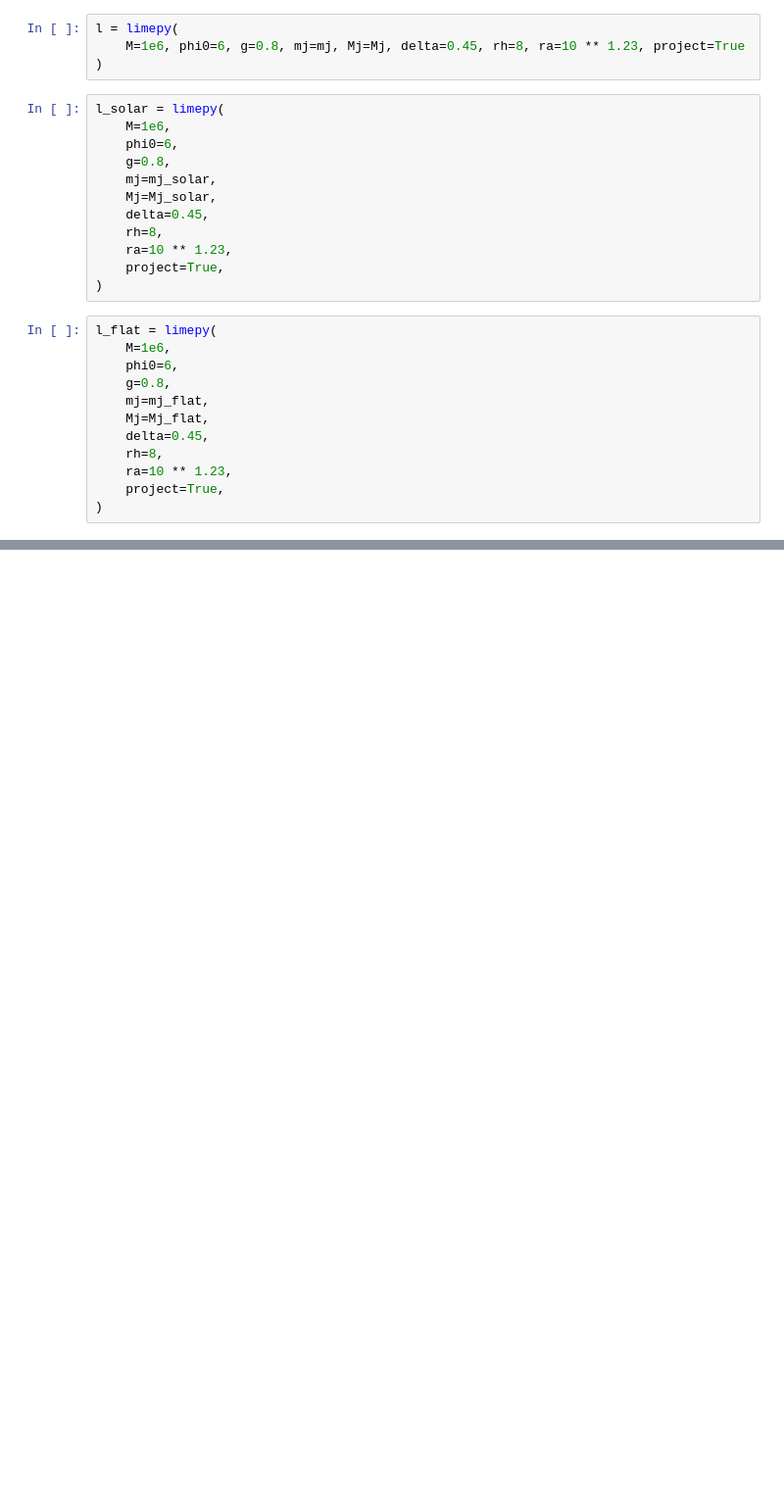
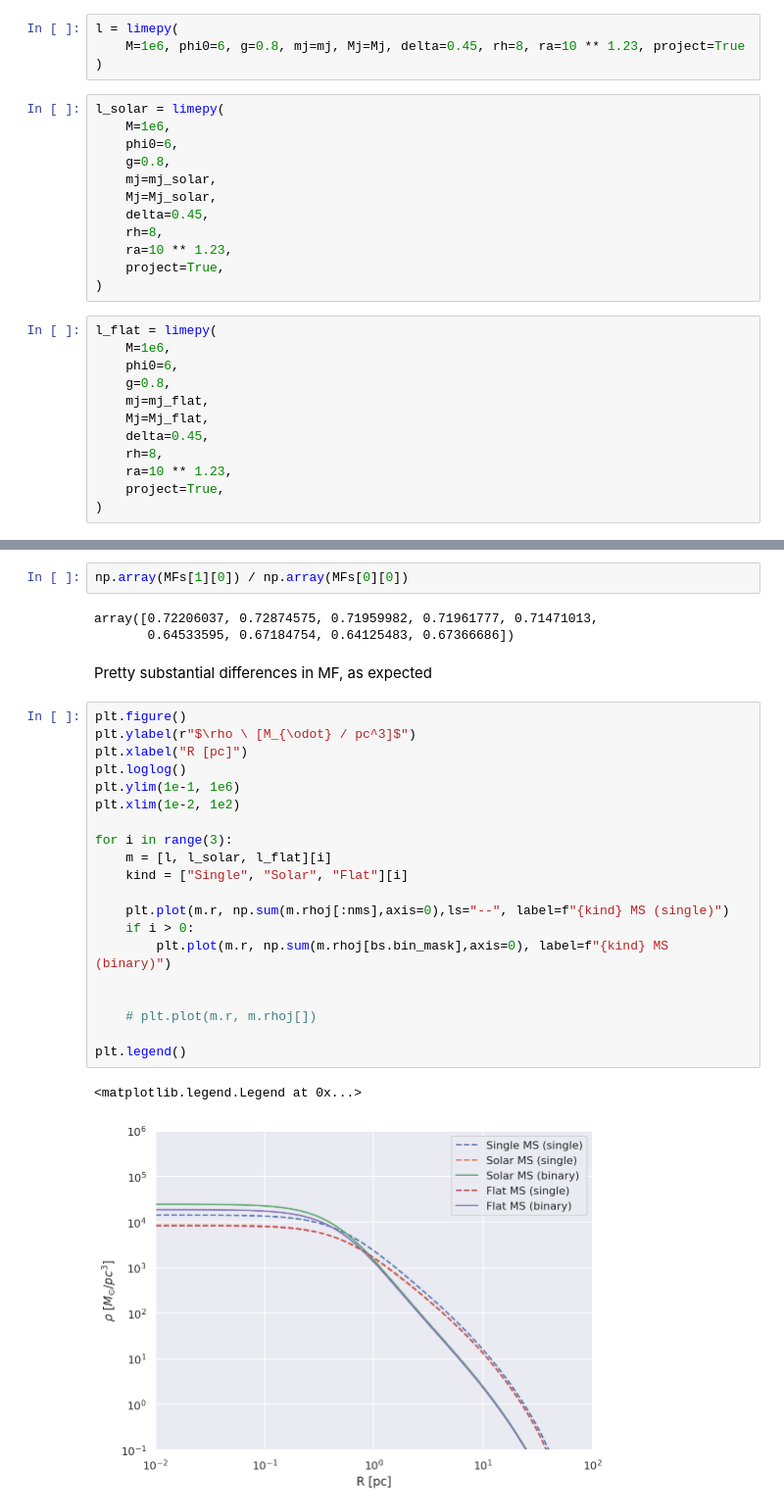
Before and after one commit to pjs902/honours-thesis, a Jupyter notebook: notebooks/simple-models.ipynb, the cells around one changed output, grey strips where cells are left out. Shown at 98% size. Drawn from its saved outputs; the diff is of its cells as text; blank space fills up the shorter version.

```diff
--- a/notebooks/simple-models.ipynb
+++ b/notebooks/simple-models.ipynb
@@ -224,0 +310,30 @@ Should have a look at spatial distribution of MS vs Binaries and also at mass fu
+# %%
+np.array(MFs[1][0]) / np.array(MFs[0][0])
+# %% [output]
+array([0.72206037, 0.72874575, 0.71959982, 0.71961777, 0.71471013,
+       0.64533595, 0.67184754, 0.64125483, 0.67366686])
+# %% [markdown]
+Pretty substantial differences in MF, as expected
+# %%
+plt.figure()
+plt.ylabel(r"$\rho \ [M_{\odot} / pc^3]$")
+plt.xlabel("R [pc]")
+plt.loglog()
+plt.ylim(1e-1, 1e6)
+plt.xlim(1e-2, 1e2)
+
+for i in range(3):
+    m = [l, l_solar, l_flat][i]
+    kind = ["Single", "Solar", "Flat"][i]
+
+    plt.plot(m.r, np.sum(m.rhoj[:nms],axis=0),ls="--", label=f"{kind} MS (single)")
+    if i > 0:
+        plt.plot(m.r, np.sum(m.rhoj[bs.bin_mask],axis=0), label=f"{kind} MS (binary)")
+
+
+    # plt.plot(m.r, m.rhoj[])
+
+plt.legend()
+# %% [output]
+<matplotlib.legend.Legend at 0x...>
+[figure, added]
```
Also changed, not shown: parts of 16 cells of this notebook, 2 other files.
